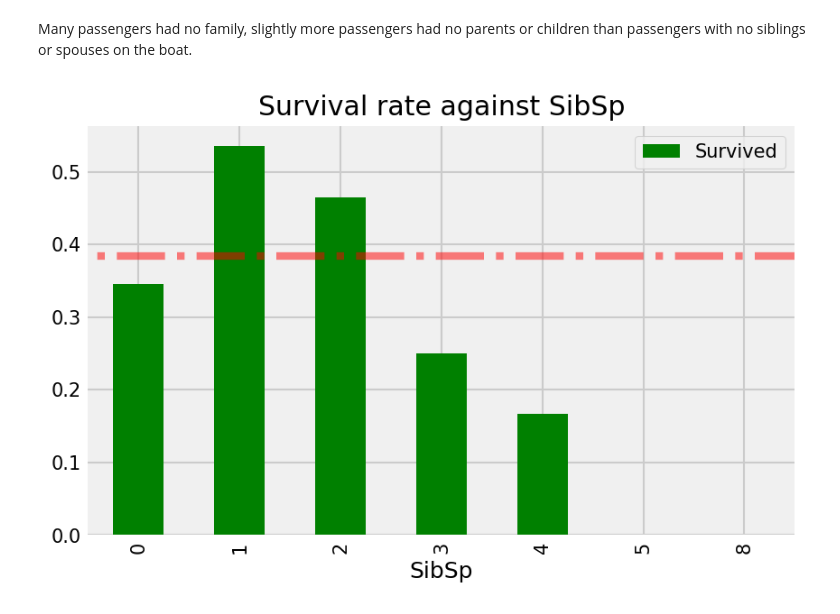
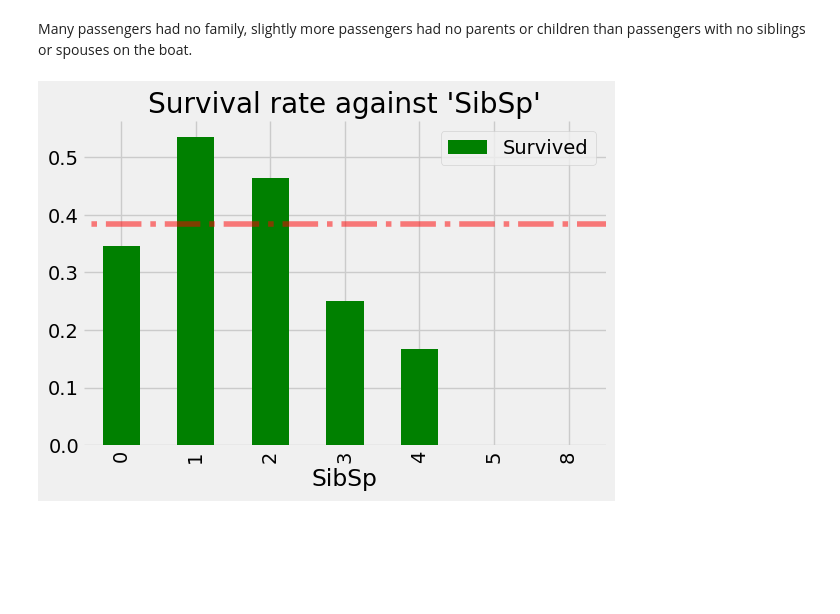
Before and after one commit to chouwwa/Kaggle-Titanic-Competition, a Jupyter notebook: Predicting Titanic Survivors.ipynb, the cells around one changed output. Drawn from its saved outputs; the diff is of its cells as text; code cells hidden in the pictures; blank space fills up the shorter version.

```diff
--- a/Predicting Titanic Survivors.ipynb
+++ b/Predicting Titanic Survivors.ipynb
@@ -172,6 +172,8 @@ target = 'Survived'
 focus = train[focus_cols].copy()
 focus_target = train[[target]].copy()
 focus['family'] = focus['SibSp'] + focus['Parch']
+
+focus_agg = pd.concat([focus, focus_target], axis=1)
 # %%
 fig, ax = plt.subplots(dpi=150)
 focus.plot.hist(histtype='step', ax=ax, linewidth=1.5)
@@ -190,7 +192,7 @@ def survival_rate_plot(df, col):
                                    index = col,
                                    values='Survived')
 
-    fig, ax = plt.subplots(dpi=150)
+    fig, ax = plt.subplots(dpi=100)
     survival_rate.plot.bar(ax=ax, color='g')
     ax.spines['top'].set_visible(False)
     ax.spines['left'].set_visible(False)
@@ -204,8 +206,8 @@ def survival_rate_plot(df, col):
         bottom=False,      # ticks along the bottom edge are off
         top=False,         # ticks along the top edge are off
         labelbottom=True) # labels along the bottom edge
-    plt.title('Survival rate against '+col)
+    plt.title('Survival rate against \''+col +'\'')
-# %%
-survival_rate_plot(pd.concat([focus, focus_target], axis=1), 'SibSp')
-# %% [output]
-[figure, removed]
+# %%
+survival_rate_plot(focus_agg, 'SibSp')
+# %% [output]
+[figure, added]
```
Also changed, not shown: parts of 5 cells of this notebook.
